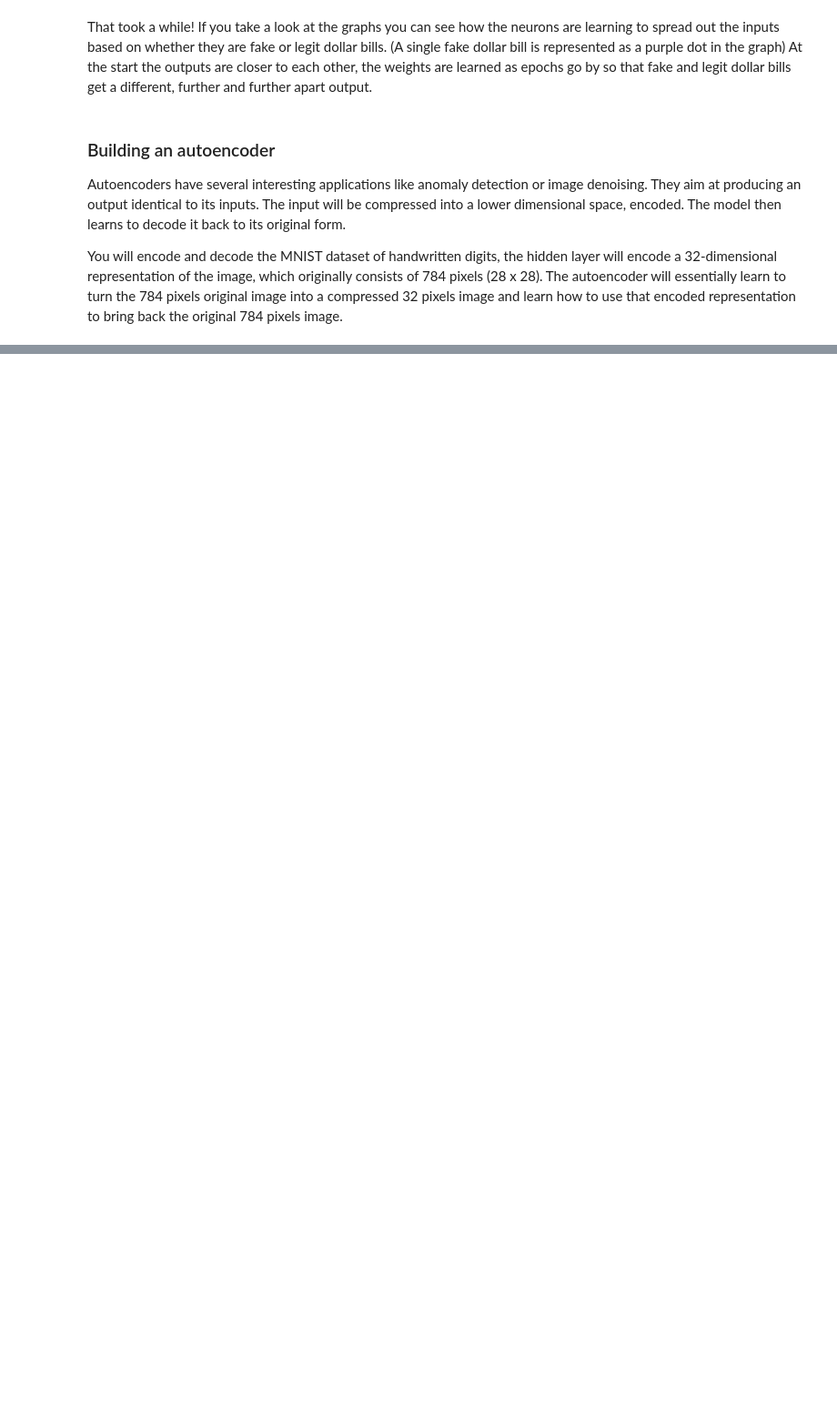
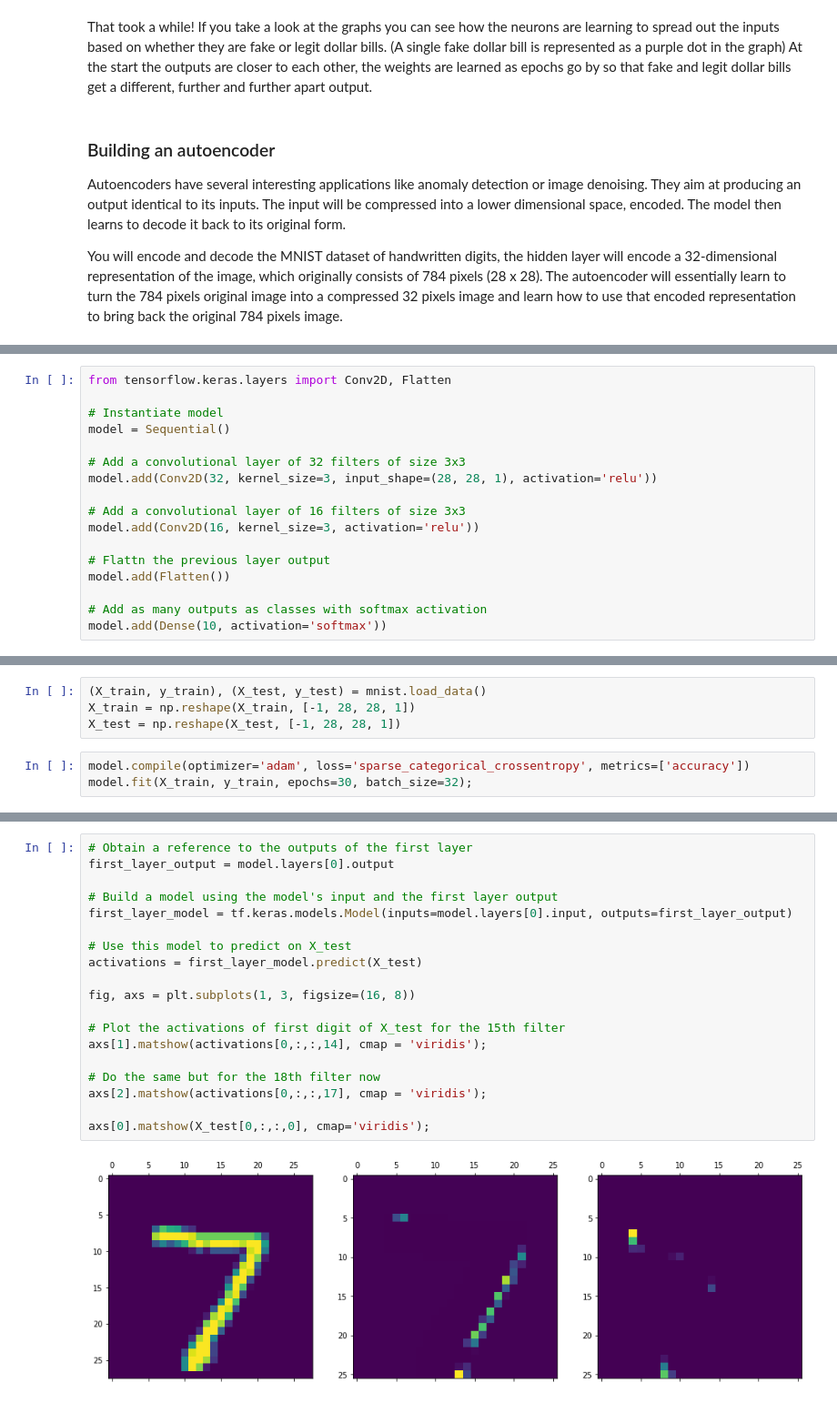
Before and after one commit to goodboychan/datacamp_repo, a Jupyter notebook: Introduction.to.Deep.Learning.with.Keras/Advanced-Model-Architectures.ipynb, the cells around one changed output, grey strips where cells are left out. Shown at 91% size. Cells and saved outputs as stored; diff of their text form; blank space fills up the shorter version.

```diff
--- a/Introduction.to.Deep.Learning.with.Keras/Advanced-Model-Architectures.ipynb
+++ b/Introduction.to.Deep.Learning.with.Keras/Advanced-Model-Architectures.ipynb
@@ -316,0 +297,17 @@ encoder = tf.keras.models.Model(input_img, encoded)
+# %%
+from tensorflow.keras.layers import Conv2D, Flatten
+
+# Instantiate model
+model = Sequential()
+
+# Add a convolutional layer of 32 filters of size 3x3
+model.add(Conv2D(32, kernel_size=3, input_shape=(28, 28, 1), activation='relu'))
+
+# Add a convolutional layer of 16 filters of size 3x3
+model.add(Conv2D(16, kernel_size=3, activation='relu'))
+
+# Flattn the previous layer output
+model.add(Flatten())
+
+# Add as many outputs as classes with softmax activation
+model.add(Dense(10, activation='softmax'))
@@ -316,0 +340,7 @@ encoder = tf.keras.models.Model(input_img, encoded)
+# %%
+(X_train, y_train), (X_test, y_test) = mnist.load_data()
+X_train = np.reshape(X_train, [-1, 28, 28, 1])
+X_test = np.reshape(X_test, [-1, 28, 28, 1])
+# %%
+model.compile(optimizer='adam', loss='sparse_categorical_crossentropy', metrics=['accuracy'])
+model.fit(X_train, y_train, epochs=30, batch_size=32);
@@ -316,0 +365,21 @@ encoder = tf.keras.models.Model(input_img, encoded)
+# %%
+# Obtain a reference to the outputs of the first layer
+first_layer_output = model.layers[0].output
+
+# Build a model using the model's input and the first layer output
+first_layer_model = tf.keras.models.Model(inputs=model.layers[0].input, outputs=first_layer_output)
+
+# Use this model to predict on X_test
+activations = first_layer_model.predict(X_test)
+
+fig, axs = plt.subplots(1, 3, figsize=(16, 8))
+
+# Plot the activations of first digit of X_test for the 15th filter
+axs[1].matshow(activations[0,:,:,14], cmap = 'viridis');
+
+# Do the same but for the 18th filter now
+axs[2].matshow(activations[0,:,:,17], cmap = 'viridis');
+
+axs[0].matshow(X_test[0,:,:,0], cmap='viridis');
+# %% [output]
+[figure, added]
```
Also changed, not shown: parts of 42 cells of this notebook, 8 other files.
